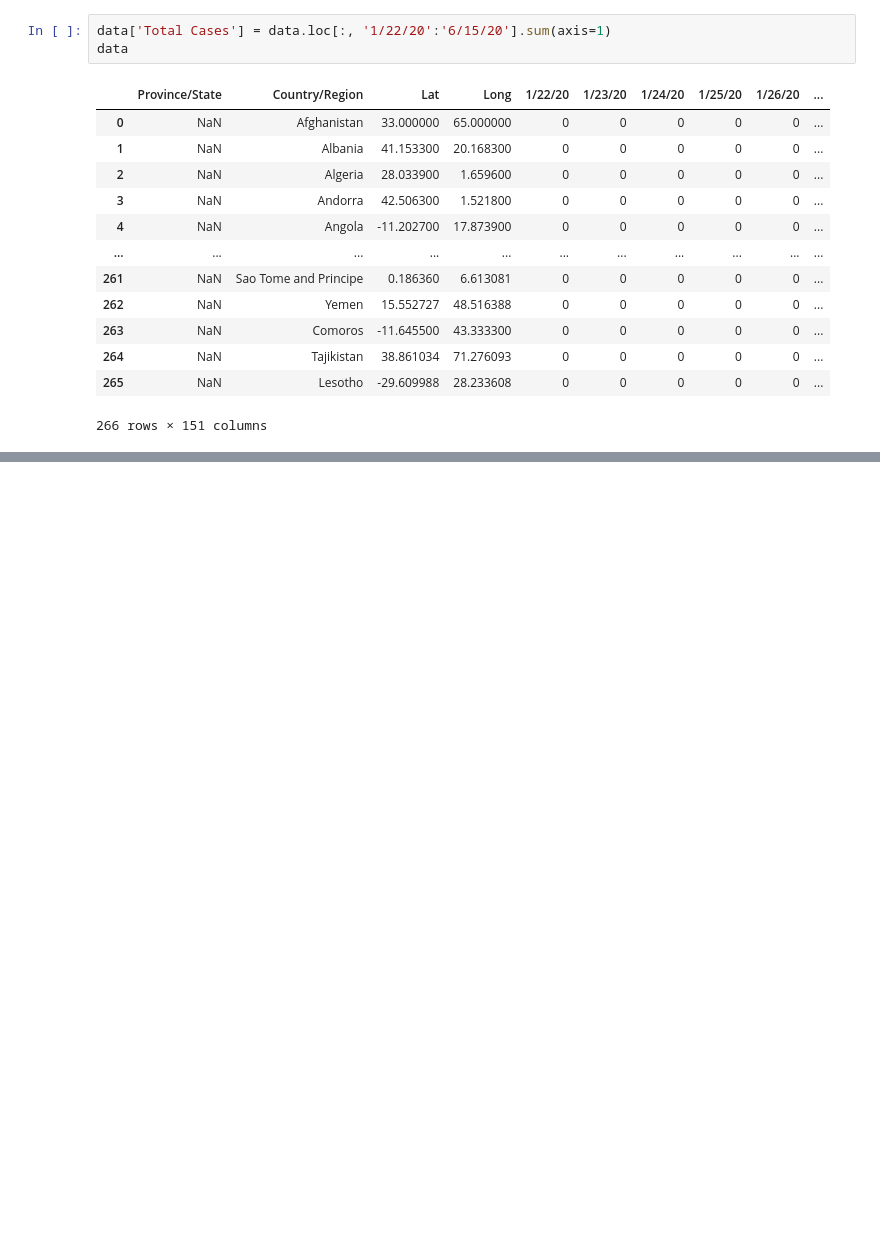
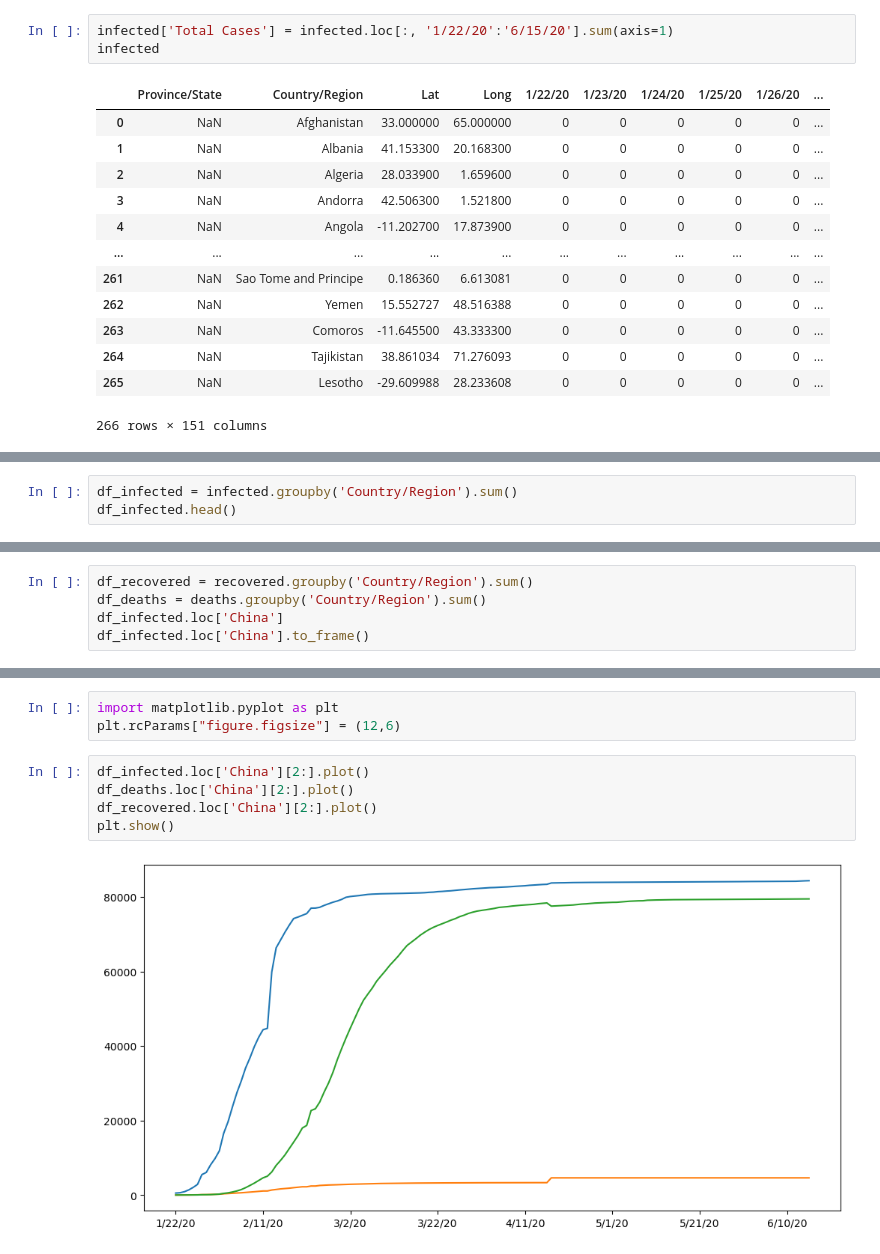
Before and after one commit to neslihanKaraman/dataScience, a Jupyter notebook: hafta2_exercise.ipynb, the cells around one changed output, grey strips where cells are left out. Saved outputs shown, nothing was run; the diff lists cells and outputs as text; blank space fills up the shorter version.

```diff
--- a/hafta2_exercise.ipynb
+++ b/hafta2_exercise.ipynb
@@ -114,8 +120,8 @@ date_range
 | 265 | 4 | 4 | 4 | 4 | 4 | 4 | 4 | 4 | 4 | 4 |
 266 rows × 10 columns
 # %%
-data['Total Cases'] = data.loc[:, '1/22/20':'6/15/20'].sum(axis=1)
-data
+infected['Total Cases'] = infected.loc[:, '1/22/20':'6/15/20'].sum(axis=1)
+infected
 # %% [output]
 |  | Province/State | Country/Region | Lat | Long | 1/22/20 | 1/23/20 | 1/24/20 | 1/25/20 | 1/26/20 | ... |
 | 0 | NaN | Afghanistan | 33.000000 | 65.000000 | 0 | 0 | 0 | 0 | 0 | ... |
@@ -142,0 +170,3 @@ min_cases_country
+# %%
+df_infected = infected.groupby('Country/Region').sum()
+df_infected.head()
@@ -142,0 +182,5 @@ min_cases_country
+# %%
+df_recovered = recovered.groupby('Country/Region').sum()
+df_deaths = deaths.groupby('Country/Region').sum()
+df_infected.loc['China']
+df_infected.loc['China'].to_frame()
@@ -142,0 +201,10 @@ min_cases_country
+# %%
+import matplotlib.pyplot as plt
+plt.rcParams["figure.figsize"] = (12,6)
+# %%
+df_infected.loc['China'][2:].plot()
+df_deaths.loc['China'][2:].plot()
+df_recovered.loc['China'][2:].plot()
+plt.show()
+# %% [output]
+[figure, added]
```
Also changed, not shown: parts of 15 cells of this notebook.
